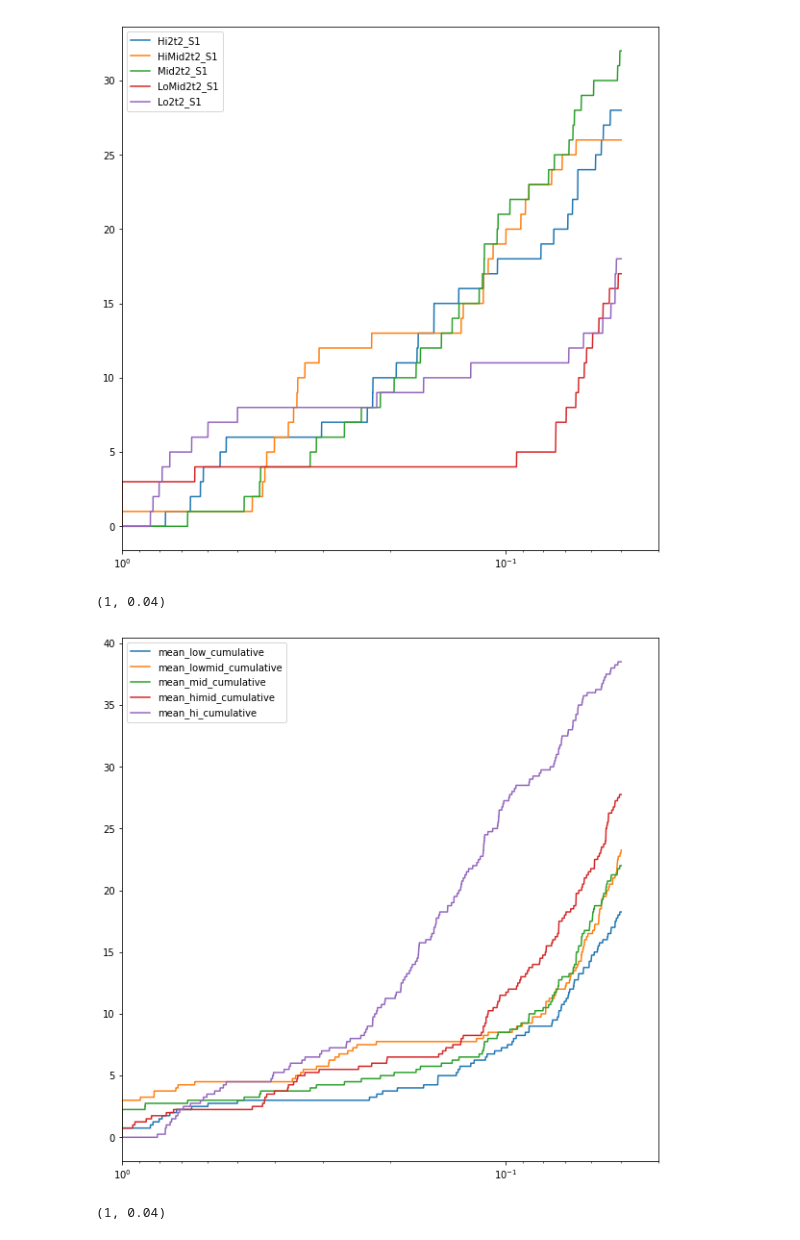
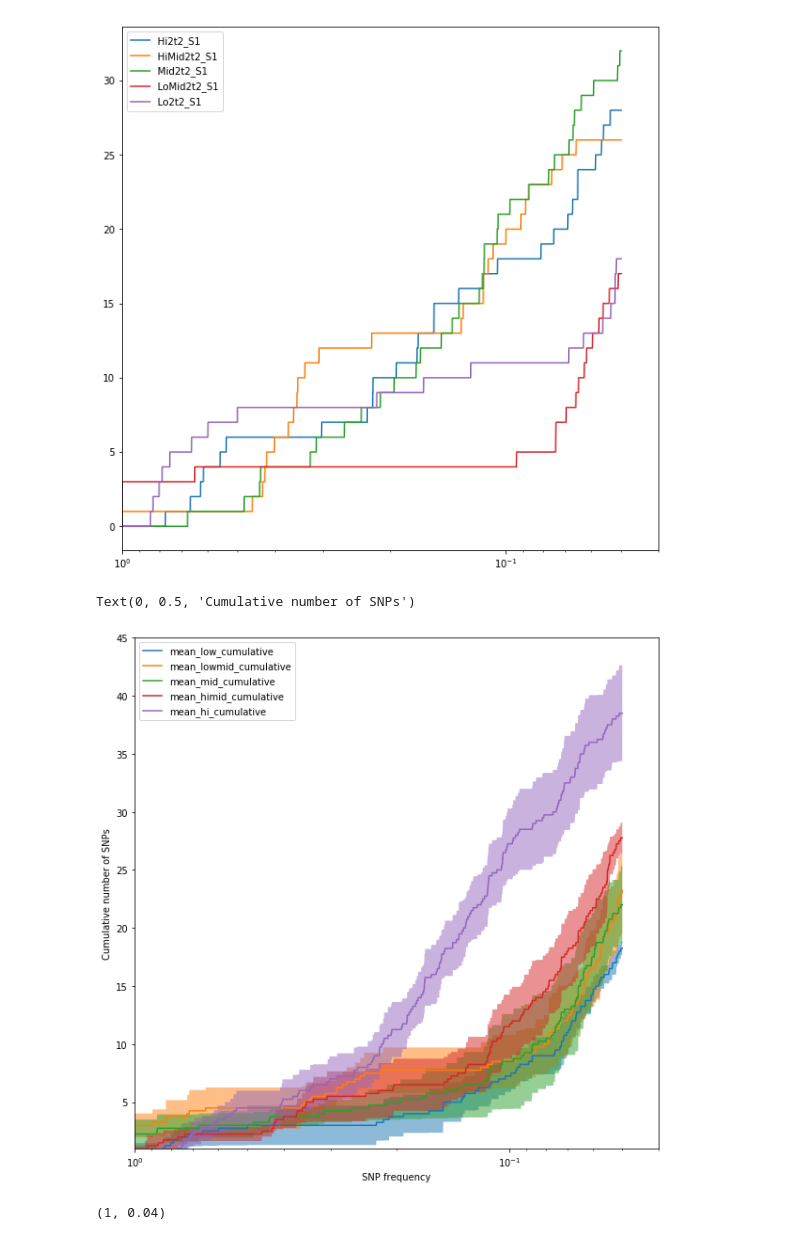
Before and after one commit to nicholas-sherer/NS001_Sequencing, a Jupyter notebook: Polymorphisms past certain frequency by mutation rate condition.ipynb, the cells around one changed output. Cells and saved outputs as stored; diff of their text form; code cells hidden in the pictures.

```diff
--- a/Polymorphisms past certain frequency by mutation rate condition.ipynb
+++ b/Polymorphisms past certain frequency by mutation rate condition.ipynb
@@ -120,6 +120,11 @@ def max_func(*args):
     def mmax(x):
         return np.max([arg(x) for arg in args])
     return mmax
+
+def std_func(*args):
+    def mstd(x):
+        return np.std([arg(x) for arg in args])
+    return mstd
 # %%
 fig = plt.figure(figsize=(10,10))
 axes = fig.add_subplot(111)
@@ -145,51 +150,84 @@ for smpr in ['Lo1t2_S1', 'Lo2t2_S1', 'Lo3t2_S1', 'Lo4t2_S1']:
     fraqs, cornts = cumulative_mu_counts(smpr)
     cumdist = func_cum(fraqs, cornts)
     lodists.append(cumdist)
+min_low = min_func(*lodists)
+max_low = max_func(*lodists)
 mean_low = mean_func(*lodists)
+std_low = std_func(*lodists)
 y_low = np.array([mean_low(i) for i in x])
 axes.semilogx(x, y_low, label='mean_low_cumulative')
+#axes.fill_between(x, [min_low(i) for i in x], [max_low(i) for i in x], alpha=.5)
+axes.fill_between(x, [mean_low(i) - 1.1/2*std_low(i) for i in x],
+                  [mean_low(i) + 1.1/2*std_low(i) for i in x], alpha=.5)
 
 lomiddists = []
 for smpr in ['LoMid1t2_S1', 'LoMid2t2_S1', 'LoMid3t2_S1', 'LoMid4t2_S1']:
     fraqs, cornts = cumulative_mu_counts(smpr)
     cumdist = func_cum(fraqs, cornts)
     lomiddists.append(cumdist)
+min_lowmid = min_func(*lomiddists)
+max_lowmid = max_func(*lomiddists)
 mean_lowmid = mean_func(*lomiddists)
+std_lowmid = std_func(*lomiddists)
 y_lowmid = np.array([mean_lowmid(i) for i in x])
 axes.semilogx(x, y_lowmid, label='mean_lowmid_cumulative')
+#axes.fill_between(x, [min_lowmid(i) for i in x], [max_lowmid(i) for i in x], alpha=.5)
+axes.fill_between(x, [mean_lowmid(i) - 1.1/2*std_lowmid(i) for i in x],
+                  [mean_lowmid(i) + 1.1/2*std_lowmid(i) for i in x], alpha=.5)
 
 middists = []
 for smpr in ['Mid1t2_S1', 'Mid2t2_S1', 'Mid3t2_S1', 'Mid4t2_S1']:
     fraqs, cornts = cumulative_mu_counts(smpr)
     cumdist = func_cum(fraqs, cornts)
     middists.append(cumdist)
+min_mid = min_func(*middists)
+max_mid = max_func(*middists)
 mean_mid = mean_func(*middists)
+std_mid = std_func(*middists)
 y_mid = np.array([mean_mid(i) for i in x])
 axes.semilogx(x, y_mid, label='mean_mid_cumulative')
+#axes.fill_between(x, [min_mid(i) for i in x], [max_mid(i) for i in x], alpha=.5)
+axes.fill_between(x, [mean_mid(i) - 1.1/2*std_mid(i) for i in x],
+                  [mean_mid(i) + 1.1/2*std_mid(i) for i in x], alpha=.5)
 
 himiddists = []
 for smpr in ['HiMid1t2_S1', 'HiMid2t2_S1', 'HiMid3t2_S1', 'HiMid4t2_S1']:
     fraqs, cornts = cumulative_mu_counts(smpr)
     cumdist = func_cum(fraqs, cornts)
     himiddists.append(cumdist)
+min_himid = min_func(*himiddists)
+max_himid = max_func(*himiddists)
 mean_himid = mean_func(*himiddists)
+std_himid = std_func(*himiddists)
 y_himid = np.array([mean_himid(i) for i in x])
 axes.semilogx(x, y_himid, label='mean_himid_cumulative')
+#axes.fill_between(x, [min_himid(i) for i in x], [max_himid(i) for i in x], alpha=.5)
+axes.fill_between(x, [mean_himid(i) - 1.1/2*std_himid(i) for i in x],
+                  [mean_himid(i) + 1.1/2*std_himid(i) for i in x], alpha=.5)
 
 hidists = []
 for smpr in ['Hi1t2_S1', 'Hi2t2_S1', 'Hi3t2_S1', 'Hi4t2_S1']:
     fraqs, cornts = cumulative_mu_counts(smpr)
     cumdist = func_cum(fraqs, cornts)
     hidists.append(cumdist)
+min_hi = min_func(*hidists)
+max_hi = max_func(*hidists)
 mean_hi = mean_func(*hidists)
+std_hi = std_func(*hidists)
 y_hi = np.array([mean_hi(i) for i in x])
 axes.semilogx(x, y_hi, label='mean_hi_cumulative')
+#axes.fill_between(x, [min_hi(i) for i in x], [max_hi(i) for i in x], alpha=.5)
+axes.fill_between(x, [mean_hi(i) - 1.1/2*std_hi(i) for i in x],
+                  [mean_hi(i) + 1.1/2*std_hi(i) for i in x], alpha=.5)
 
 axes.legend()
 axes.set_xlim(1,.04)
+axes.set_ylim(1,45)
+axes.set_xlabel('SNP frequency')
+axes.set_ylabel('Cumulative number of SNPs')
 # %% [output]
-(1, 0.04)
+Text(0, 0.5, 'Cumulative number of SNPs')
-[figure, old version]
+[figure, new version]
 # %%
 fig = plt.figure(figsize=(10,10))
 axes = fig.add_subplot(111)
```
Also changed, not shown: parts of 1 cell of this notebook.
